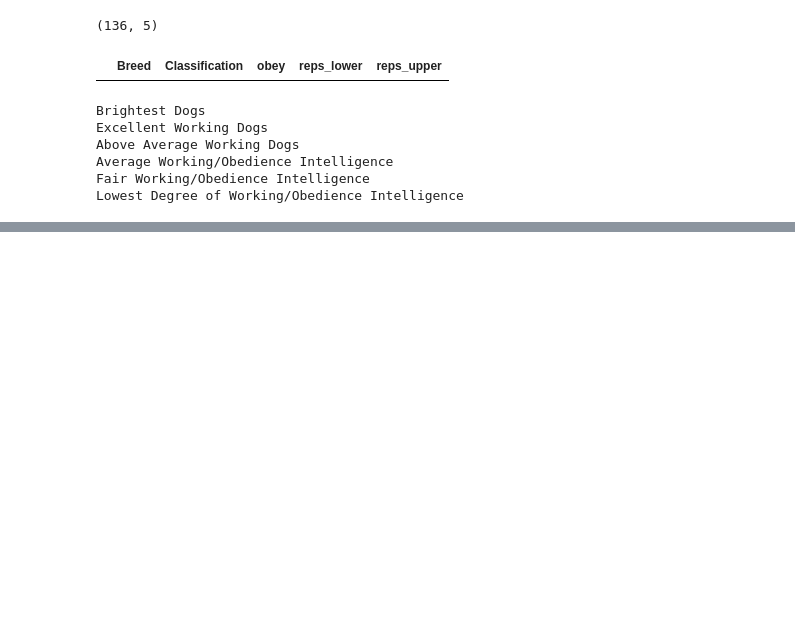
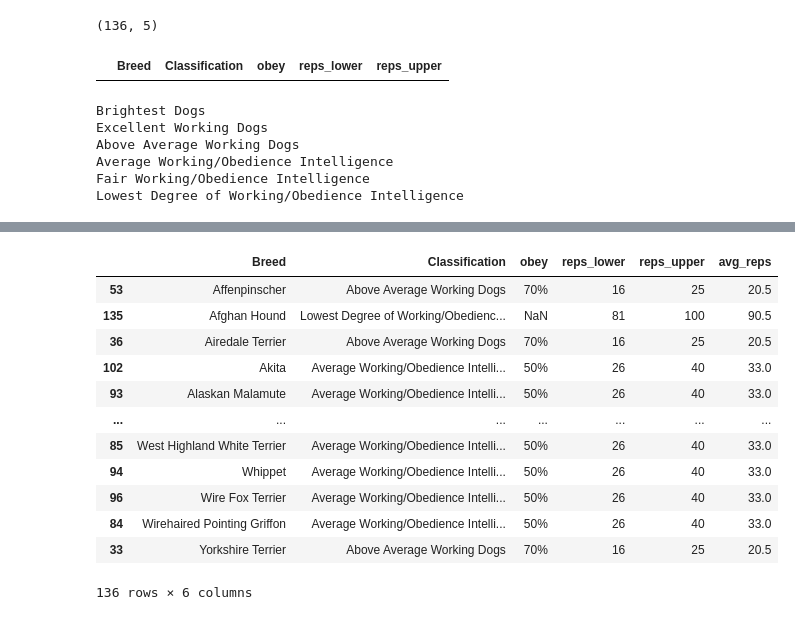
Before and after one commit to fullstacc/DS-Linear-Regression, a Jupyter notebook: dog-intelligence-linear-regression.ipynb, the cells around one changed output, grey strips where cells are left out. Saved outputs shown, nothing was run; the diff lists cells and outputs as text; code cells hidden in the pictures; blank space fills up the shorter version.

```diff
--- a/dog-intelligence-linear-regression.ipynb
+++ b/dog-intelligence-linear-regression.ipynb
@@ -243,0 +313,16 @@ Lowest Degree of Working/Obedience Intelligence
+# %%
+dog_intel.sort_values(by=['Breed'])
+# %% [output]
+|  | Breed | Classification | obey | reps_lower | reps_upper | avg_reps |
+| 53 | Affenpinscher | Above Average Working Dogs | 70% | 16 | 25 | 20.5 |
+| 135 | Afghan Hound | Lowest Degree of Working/Obedienc... | NaN | 81 | 100 | 90.5 |
+| 36 | Airedale Terrier | Above Average Working Dogs | 70% | 16 | 25 | 20.5 |
+| 102 | Akita | Average Working/Obedience Intelli... | 50% | 26 | 40 | 33.0 |
+| 93 | Alaskan Malamute | Average Working/Obedience Intelli... | 50% | 26 | 40 | 33.0 |
+| ... | ... | ... | ... | ... | ... | ... |
+| 85 | West Highland White Terrier | Average Working/Obedience Intelli... | 50% | 26 | 40 | 33.0 |
+| 94 | Whippet | Average Working/Obedience Intelli... | 50% | 26 | 40 | 33.0 |
+| 96 | Wire Fox Terrier | Average Working/Obedience Intelli... | 50% | 26 | 40 | 33.0 |
+| 84 | Wirehaired Pointing Griffon | Average Working/Obedience Intelli... | 50% | 26 | 40 | 33.0 |
+| 33 | Yorkshire Terrier | Above Average Working Dogs | 70% | 16 | 25 | 20.5 |
+136 rows × 6 columns
```
Also changed, not shown: parts of 7 cells of this notebook.
